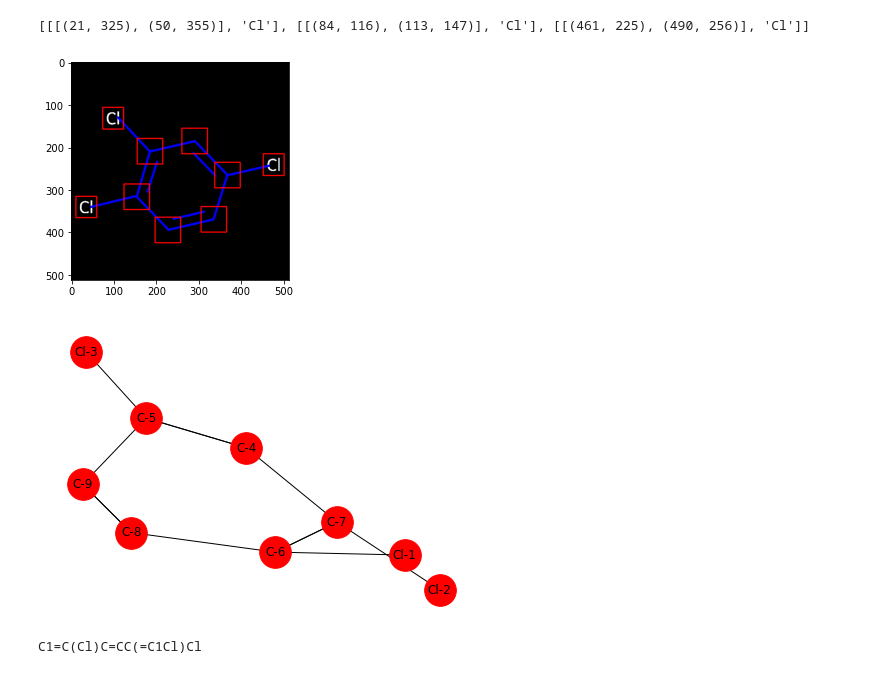
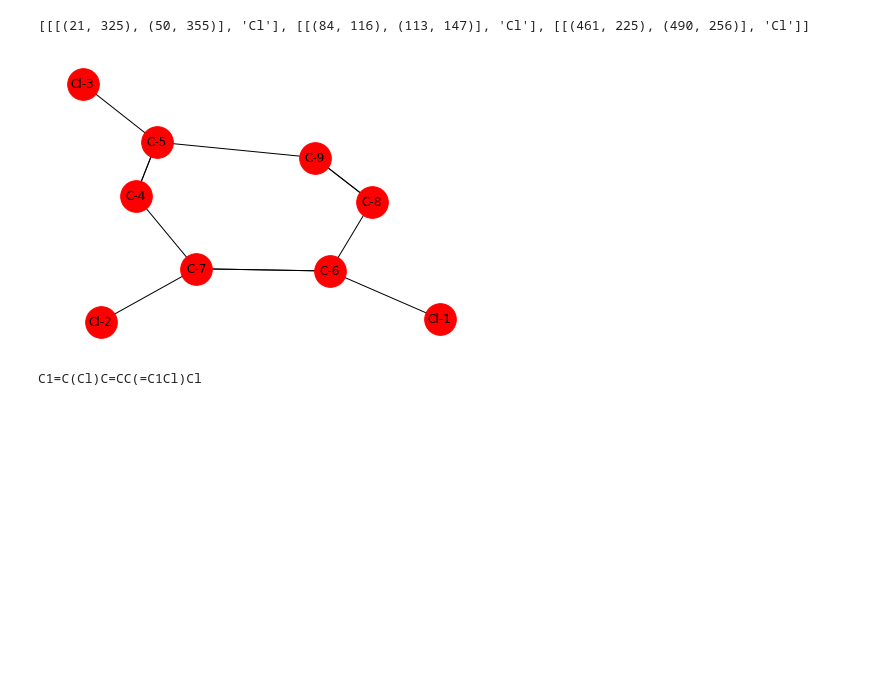
Before and after one commit to kot239/chem-to-smiles, a Jupyter notebook: src/ImagesWithCV.ipynb, the cells around one changed output. Saved outputs shown, nothing was run; the diff lists cells and outputs as text; code cells hidden in the pictures; blank space fills up the shorter version.

```diff
--- a/src/ImagesWithCV.ipynb
+++ b/src/ImagesWithCV.ipynb
@@ -166,15 +169,16 @@ print(groups)
 # %%
 ltg = LinesToGraph(needed_lines, groups)
 graph = ltg.make_graph()
 nodes = ltg.get_nodes()
 for node in nodes:
     cdst = cv2.rectangle(cdst, node[0], node[1], (255, 0, 0), 2)
-plt.imshow(cdst)
-plt.show()
+cv2.imwrite('../fou.png', cdst)
+#plt.imshow(cdst)
+#plt.show()
 nx.draw(graph, node_color='red', node_size=1000, with_labels=True)
+plt.savefig("fit.png")
 # %% [output]
-[figure, old version]
+[figure, new version]
-[figure, removed]
 # %%
 gts = GraphToSmiles(graph)
 print(gts.get_smiles())
```
Also changed, not shown: parts of 3 cells of this notebook, 4 other files.
